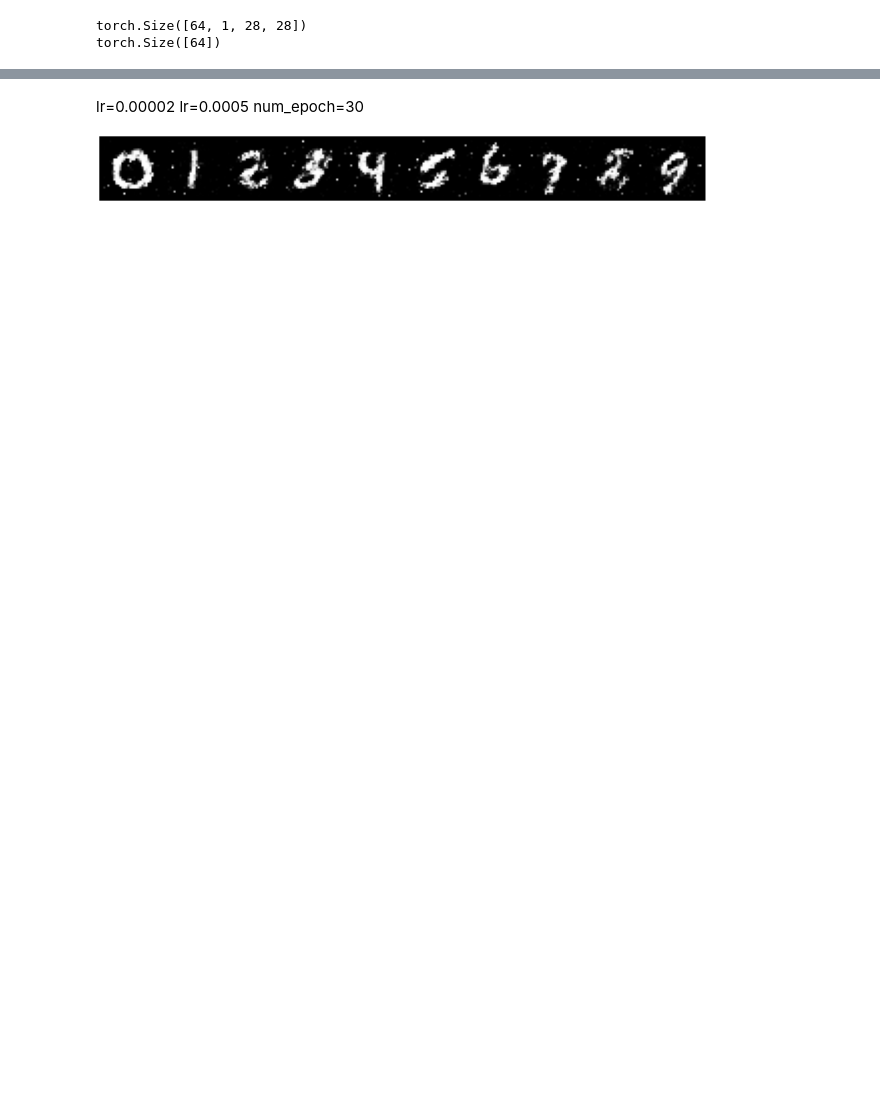
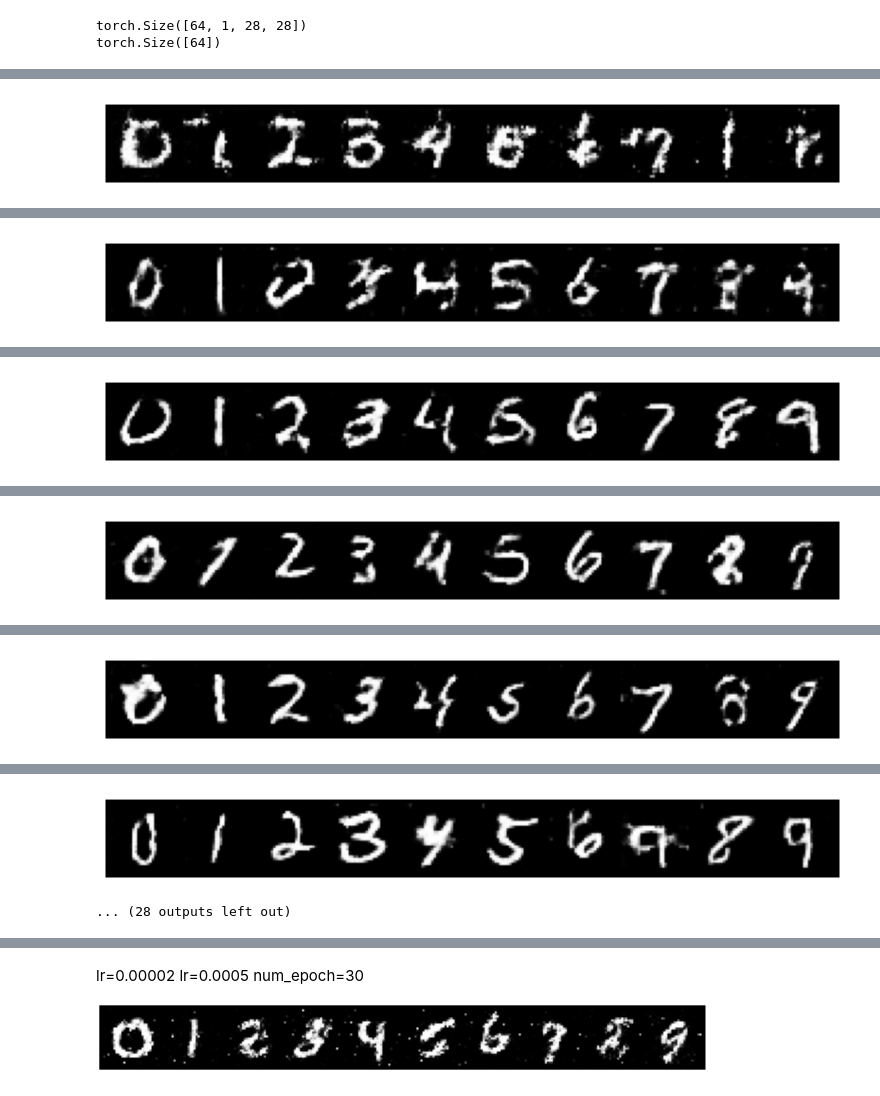
Before and after one commit to ncbx666/UniversityRep, a Jupyter notebook: lab09_gan_mnist_pytorch.ipynb, the cells around one changed output, grey strips where cells are left out. Drawn from its saved outputs; the diff is of its cells as text; code cells hidden in the pictures; blank space fills up the shorter version.

```diff
--- a/lab09_gan_mnist_pytorch.ipynb
+++ b/lab09_gan_mnist_pytorch.ipynb
@@ -24,7 +24,7 @@ Path to dataset files: /root/.cache/kagglehub/datasets/hojjatk/mnist-dataset/ver
 # %%
 transform = transforms.Compose([
     transforms.ToTensor(),
-    transforms.Normalize(mean=[0.485], std=[0.5])
+    transforms.Normalize(mean=[0.5], std=[0.5])
 ])
 # %%
 data = datasets.MNIST(root='path', train=True, transform=transform, download=True)
@@ -87,8 +75,8 @@ num_classes = 10
 # %%
 class Generator(nn.Module):
-    def __init__(self, noise_dim, num_classes):
+    def __init__(self, noise_dim=100, num_classes=10):
         super(Generator, self).__init__()
-        ngf = 64  # Количество фильтров базового уровня
+        ngf = 128  # Количество фильтров базового уровня
 
         # Обработка шума
         self.noise = nn.Sequential(
@@ -102,6 +90,12 @@ class Generator(nn.Module):
             nn.ConvTranspose2d(num_classes, ngf * 4, 4, 1, 0, bias=False),
             nn.BatchNorm2d(ngf * 4),
             nn.ReLU(True)
+        )
+
+        # Residual blocks
+        self.residual_blocks = nn.Sequential(
+            ResidualBlock(ngf * 8),  # Добавляем residual block
+            ResidualBlock(ngf * 8),  # Можно добавить несколько блоков
         )
 
         # Сверточные слои для объединённого входа
@@ -127,6 +121,9 @@ class Generator(nn.Module):
         # Объединение шума и меток по канальному измерению
         x = torch.cat([noise, label], dim=1)
 
+        # Применение residual blocks
+        x = self.residual_blocks(x)
+
         # Генерация изображения
         x = self.main(x)
 
@@ -189,5 +186,5 @@ class Discriminator(nn.Module):
 device = torch.device("cuda" if torch.cuda.is_available() else "cpu")
 # %%
 # Создаем экземпляры генератора и дискриминатора
-G = Generator(100, 10).to(device)
+G = Generator().to(device)
 D = Discriminator().to(device)
@@ -194,10 +216,14 @@ D = Discriminator().to(device)
 # %%
+import torch
+import matplotlib.pyplot as plt
+import torchvision.utils as vutils
+
 criterion = nn.BCELoss()  # Используем бинарную кросс-энтропию
-D_optimizer = optim.Adam(D.parameters(), lr=0.000001, betas=(0.5, 0.999))
-G_optimizer = optim.Adam(G.parameters(), lr=0.0001, betas=(0.5, 0.999))
+D_optimizer = optim.Adam(D.parameters(), lr=0.0002, betas=(0.5, 0.999), weight_decay=1e-7)
+G_optimizer = optim.Adam(G.parameters(), lr=0.0001, betas=(0.5, 0.999), weight_decay=1e-4)
 
 batch_size = 64
-NUM_EPOCH = 2
+NUM_EPOCH = 20
 
 for epoch in range(NUM_EPOCH):  # Количество эпох
     G.train()
@@ -253,5 +279,24 @@ for epoch in range(NUM_EPOCH):  # Количество эпох
         G_epoch_loss += G_train_loss.item()
 
     # Выводим лоссы после завершения эпохи
-    print(f"Epoch [{epoch+1}/{NUM_EPOCH+30}], D Loss: {D_epoch_loss/len(data_loader):.4f}, G Loss: {G_epoch_loss/len(data_loader):.4f}")
+    print(f"Epoch [{epoch+1}/{NUM_EPOCH}], D Loss: {D_epoch_loss/len(data_loader):.4f}, G Loss: {G_epoch_loss/len(data_loader):.4f}")
+
+    # Выводим изображения после каждой эпохи
+    G.eval()  # Включаем режим оценки для генератора
+    with torch.no_grad():
+        z = torch.randn(10, 100).to(device)  # 10 изображений, размер вектора 100
+        labels = torch.arange(0, 10).to(device)  # Метки от 0 до 9
+        labels_one_hot = torch.zeros(10, 10).to(device)
+        labels_one_hot.scatter_(1, labels.view(-1, 1), 1)
+
+        # Генерация изображений
+        fake_images = G(z, labels_one_hot)
+        fake_images = fake_images.view(-1, 1, 28, 28)  # Преобразуем для визуализации
+
+        # Визуализируем изображения
+        grid = vutils.make_grid(fake_images, nrow=10, normalize=True, scale_each=True)
+        plt.figure(figsize=(10, 2))  # Горизонтальная сетка
+        plt.imshow(grid.permute(1, 2, 0).cpu().numpy())
+        plt.axis('off')
+        plt.show()
 # %% [output]
@@ -259,0 +304 @@ Epoch [2/32], D Loss: 0.1448, G Loss: 3.2760
+[figure, added]
@@ -259,0 +306 @@ Epoch [2/32], D Loss: 0.1448, G Loss: 3.2760
+[figure, added]
@@ -259,0 +308 @@ Epoch [2/32], D Loss: 0.1448, G Loss: 3.2760
+[figure, added]
@@ -259,0 +310 @@ Epoch [2/32], D Loss: 0.1448, G Loss: 3.2760
+[figure, added]
@@ -259,0 +312 @@ Epoch [2/32], D Loss: 0.1448, G Loss: 3.2760
+[figure, added]
@@ -260,3 +314,5 @@ Epoch [2/32], D Loss: 0.1448, G Loss: 3.2760
+[figure, added]
+... (28 outputs left out)
 # %%
 import torch
 import matplotlib.pyplot as plt
```
Also changed, not shown: parts of 6 cells of this notebook.
